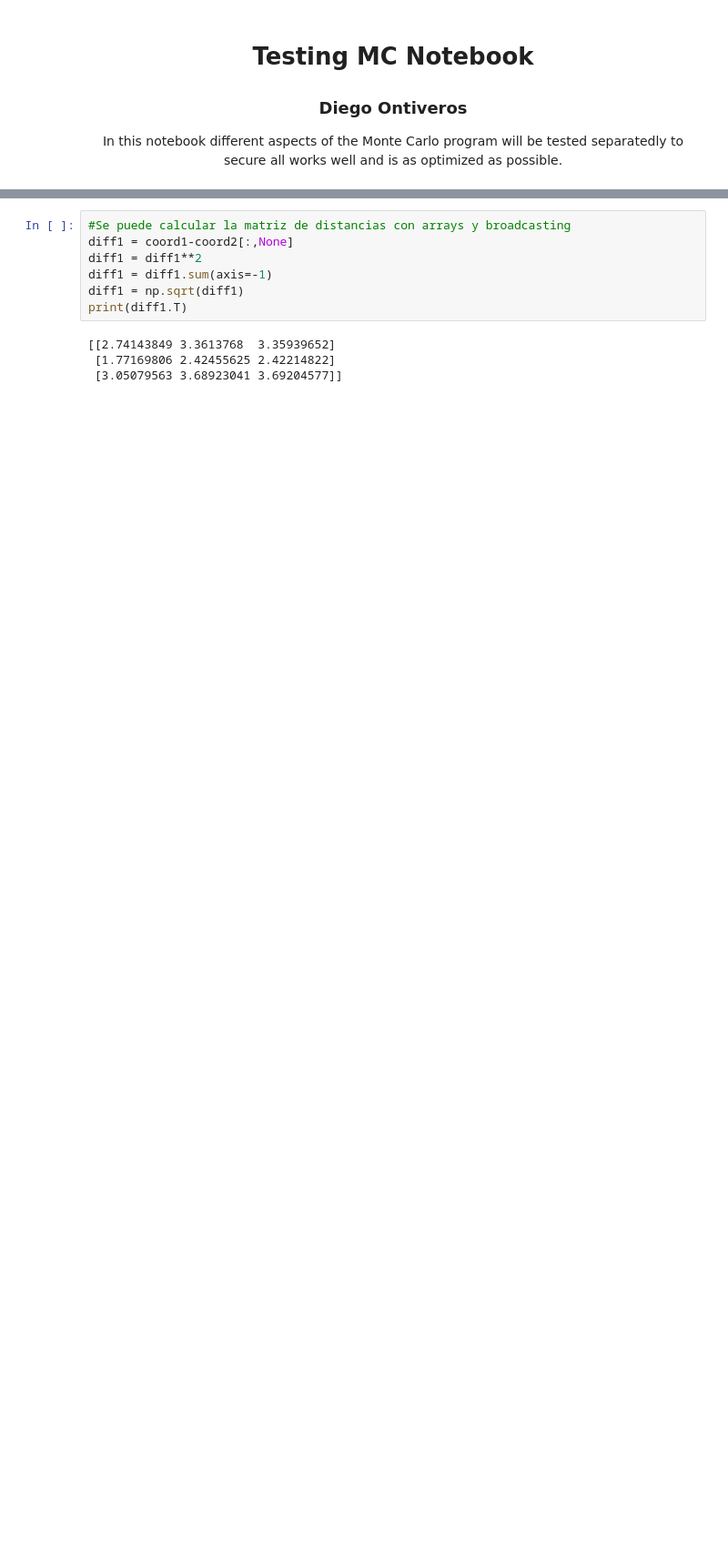
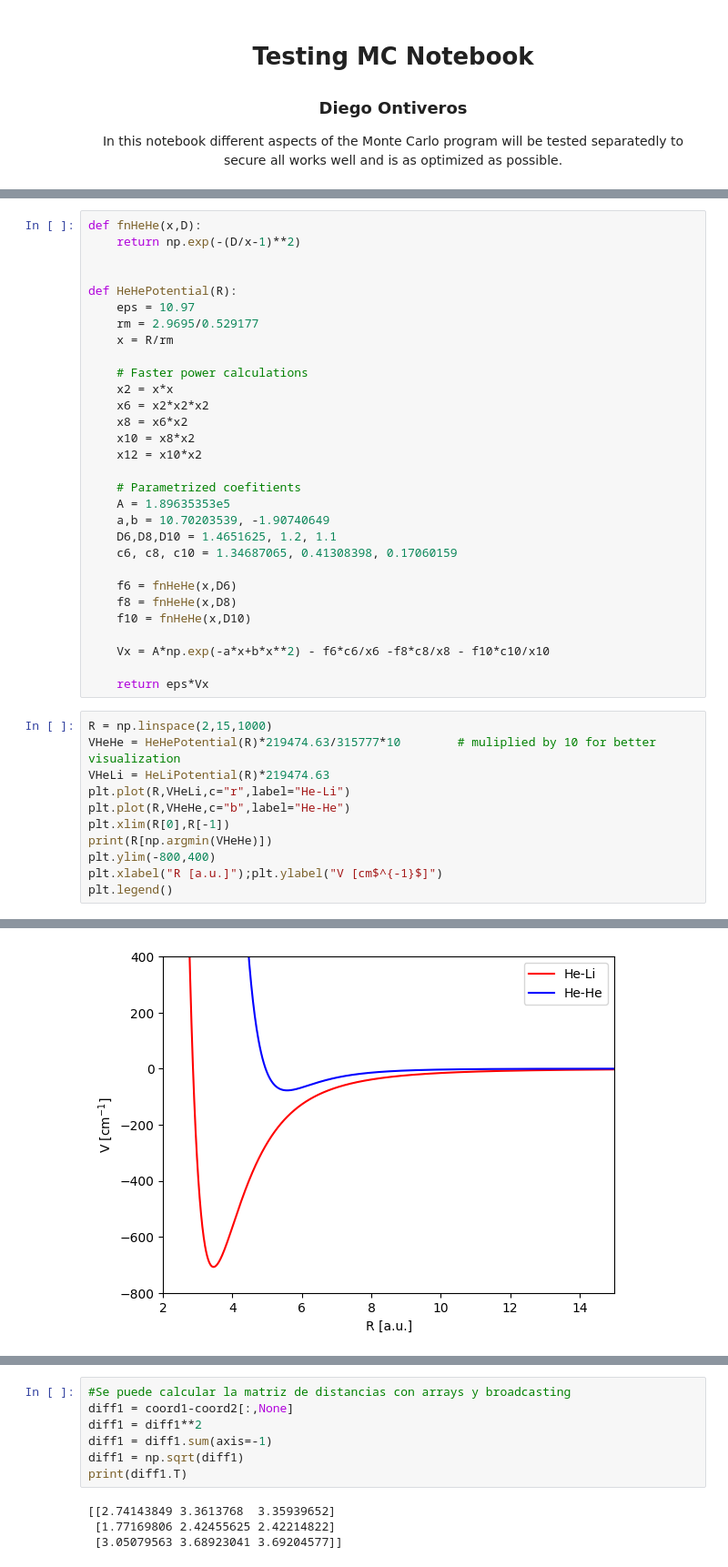
Before and after one commit to diegonti/ICC, a Jupyter notebook: Final Project/testingMC copy.ipynb, the cells around one changed output, grey strips where cells are left out. Shown: that part at 91% size. Cells and saved outputs as stored; diff of their text form; blank space fills up the shorter version.

```diff
--- a/Final Project/testingMC copy.ipynb
+++ b/Final Project/testingMC copy.ipynb
@@ -10,0 +41,42 @@ import scipy as sp
+# %%
+def fnHeHe(x,D):
+    return np.exp(-(D/x-1)**2)
+
+
+def HeHePotential(R):
+    eps = 10.97
+    rm = 2.9695/0.529177
+    x = R/rm
+
+    # Faster power calculations
+    x2 = x*x
+    x6 = x2*x2*x2
+    x8 = x6*x2
+    x10 = x8*x2
+    x12 = x10*x2
+
+    # Parametrized coefitients
+    A = 1.89635353e5
+    a,b = 10.70203539, -1.90740649
+    D6,D8,D10 = 1.4651625, 1.2, 1.1
+    c6, c8, c10 = 1.34687065, 0.41308398, 0.17060159
+
+    f6 = fnHeHe(x,D6)
+    f8 = fnHeHe(x,D8)
+    f10 = fnHeHe(x,D10)
+
+    Vx = A*np.exp(-a*x+b*x**2) - f6*c6/x6 -f8*c8/x8 - f10*c10/x10
+
+    return eps*Vx
+# %%
+R = np.linspace(2,15,1000)
+VHeHe = HeHePotential(R)*219474.63/315777*10        # muliplied by 10 for better visualization
+VHeLi = HeLiPotential(R)*219474.63
+plt.plot(R,VHeLi,c="r",label="He-Li")
+plt.plot(R,VHeHe,c="b",label="He-He")
+plt.xlim(R[0],R[-1])
+print(R[np.argmin(VHeHe)])
+plt.ylim(-800,400)
+plt.xlabel("R [a.u.]");plt.ylabel("V [cm$^{-1}$]")
+plt.legend()
+# %% [output]
@@ -10,0 +85 @@ import scipy as sp
+[figure, added]
```
Also changed, not shown: parts of 23 cells of this notebook, 5 other files.
